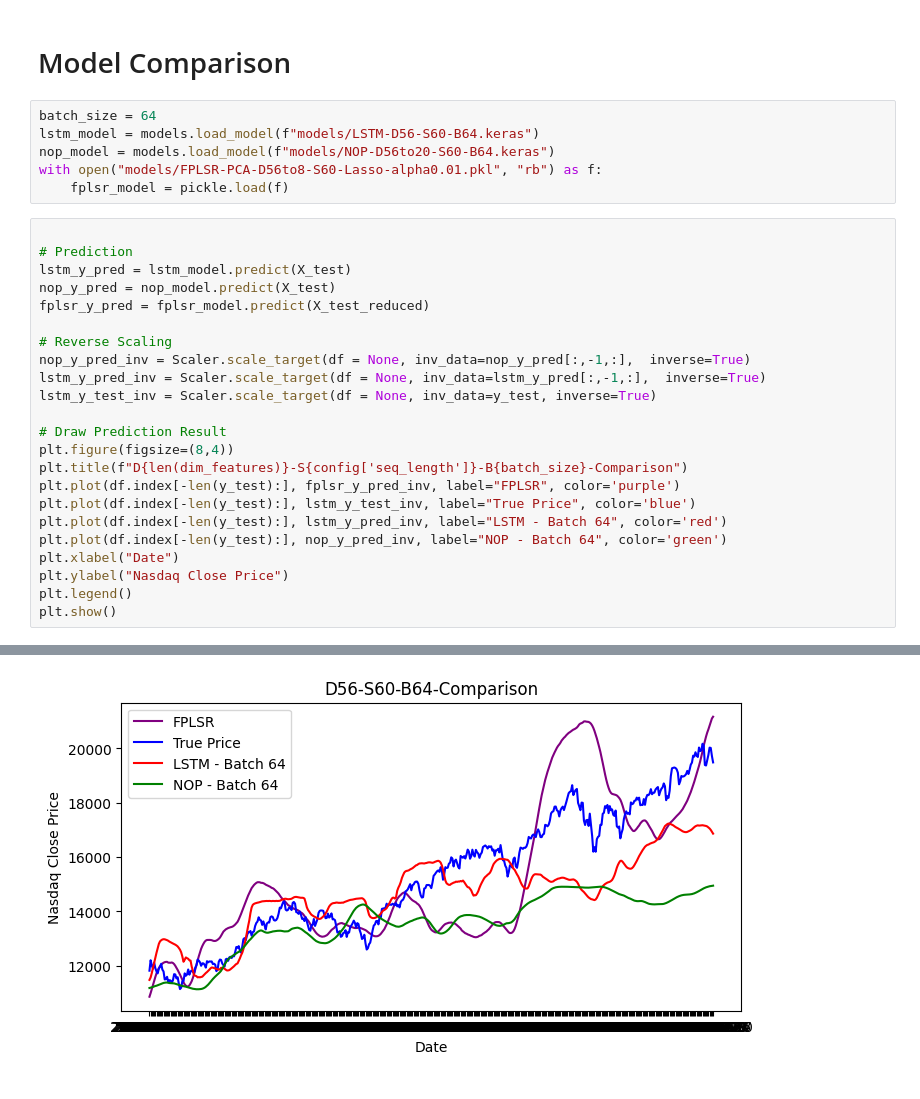
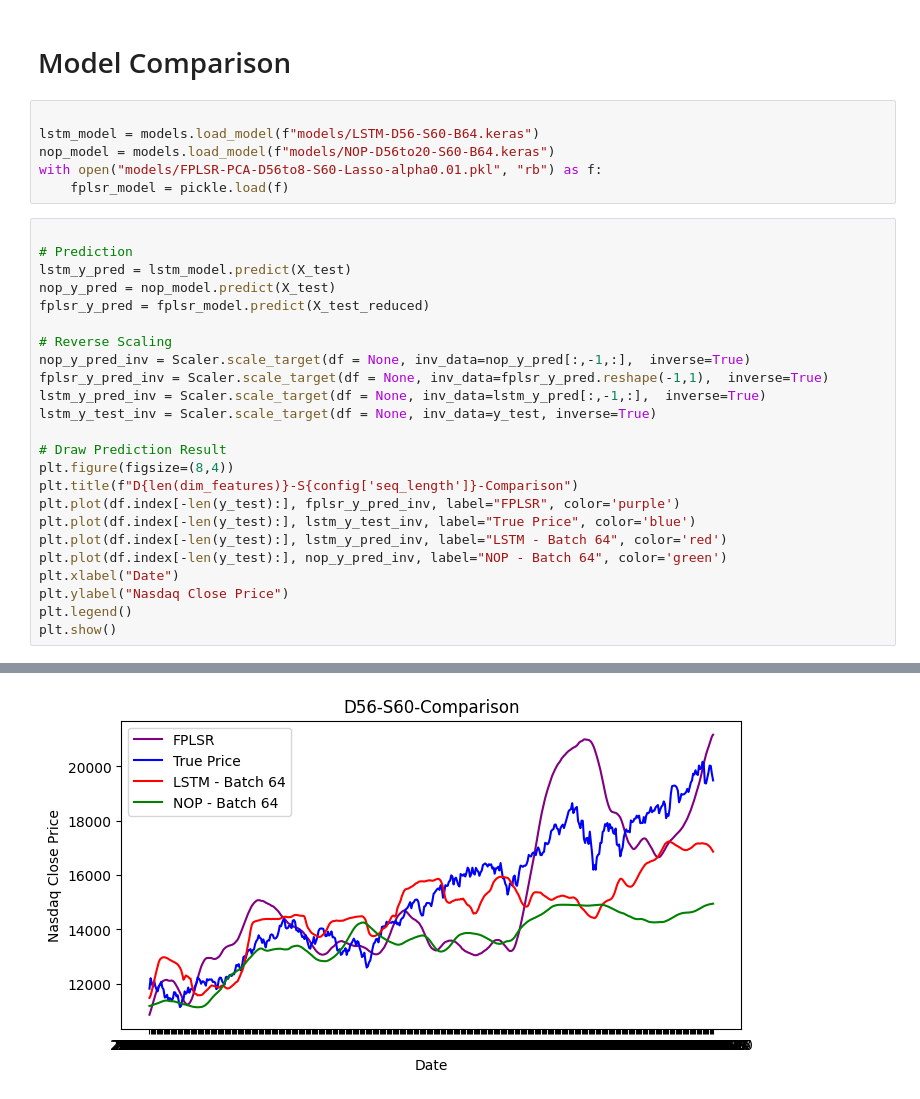
Before and after one commit to PaulYYLin/NOP-vs-FPLSR-OnNasdaq_index, a Jupyter notebook: Nasdaq-index-NOP.ipynb, the cells around one changed output, grey strips where cells are left out. Saved outputs shown, nothing was run; the diff lists cells and outputs as text.

```diff
--- a/Nasdaq-index-NOP.ipynb
+++ b/Nasdaq-index-NOP.ipynb
@@ -374,7 +364,7 @@ with open(f"models/FPLSR-PCA-D{len(dim_features)}to{n_components}-S{config['seq_
 # %% [markdown]
 # Model Comparison
 # %%
-batch_size = 64
+
 lstm_model = models.load_model(f"models/LSTM-D56-S60-B64.keras")
 nop_model = models.load_model(f"models/NOP-D56to20-S60-B64.keras")
 with open("models/FPLSR-PCA-D56to8-S60-Lasso-alpha0.01.pkl", "rb") as f:
@@ -388,12 +378,13 @@ fplsr_y_pred = fplsr_model.predict(X_test_reduced)
 
 # Reverse Scaling
 nop_y_pred_inv = Scaler.scale_target(df = None, inv_data=nop_y_pred[:,-1,:],  inverse=True)
+fplsr_y_pred_inv = Scaler.scale_target(df = None, inv_data=fplsr_y_pred.reshape(-1,1),  inverse=True)
 lstm_y_pred_inv = Scaler.scale_target(df = None, inv_data=lstm_y_pred[:,-1,:],  inverse=True)
 lstm_y_test_inv = Scaler.scale_target(df = None, inv_data=y_test, inverse=True)
 
 # Draw Prediction Result
 plt.figure(figsize=(8,4))
-plt.title(f"D{len(dim_features)}-S{config['seq_length']}-B{batch_size}-Comparison")
+plt.title(f"D{len(dim_features)}-S{config['seq_length']}-Comparison")
 plt.plot(df.index[-len(y_test):], fplsr_y_pred_inv, label="FPLSR", color='purple')
 plt.plot(df.index[-len(y_test):], lstm_y_test_inv, label="True Price", color='blue')
 plt.plot(df.index[-len(y_test):], lstm_y_pred_inv, label="LSTM - Batch 64", color='red')
@@ -408 +399 @@ plt.show()
-[figure, old version]
+[figure, new version]
```
Also changed, not shown: parts of 5 cells of this notebook, 3 other files.
